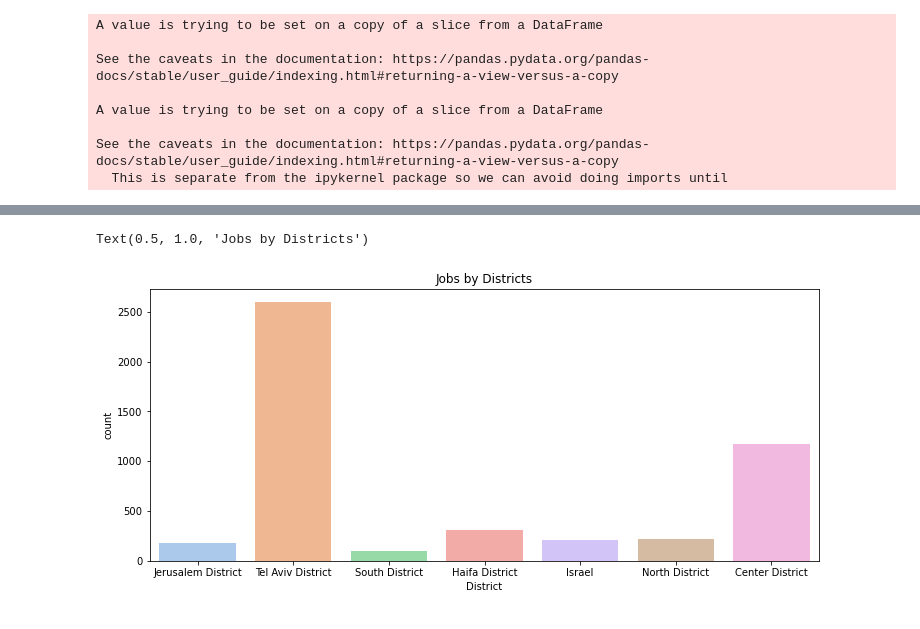
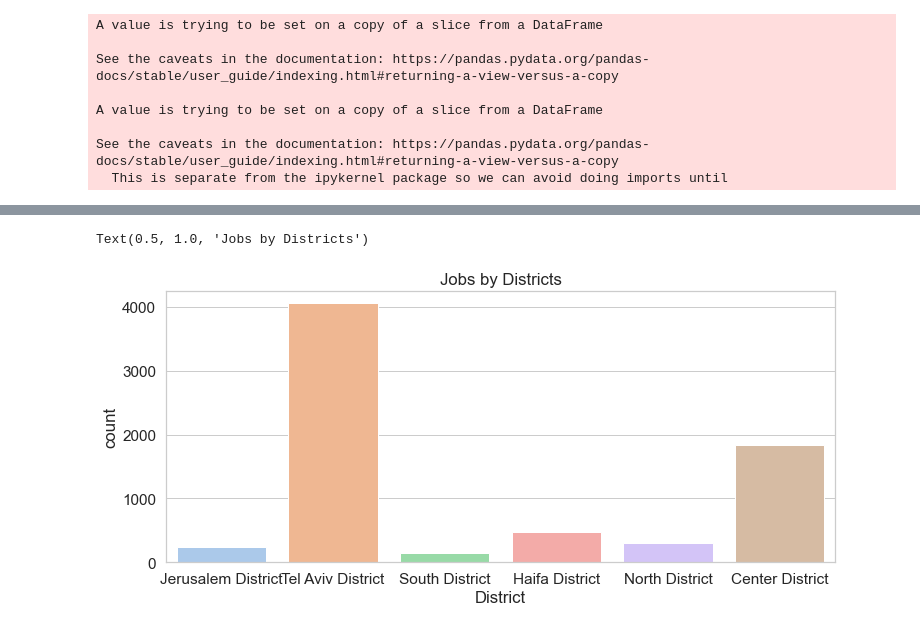
Before and after one commit to ShiraAbr/LinkedIn, a Jupyter notebook: LinkedIn_Analytics.ipynb, the cells around one changed output, grey strips where cells are left out. Saved outputs shown, nothing was run; the diff lists cells and outputs as text; code cells hidden in the pictures.

```diff
--- a/LinkedIn_Analytics.ipynb
+++ b/LinkedIn_Analytics.ipynb
@@ -123,5 +127,3 @@ def Location(loc):
 # %%
-LinkedIn_df['District']=LinkedIn_df['Location'].apply(lambda x: Location(x))
+LinkedIn_df['District']=LinkedIn_df['Location'].apply(lambda x: Location(x)[0])
+LinkedIn_df['City']=LinkedIn_df['Location'].apply(lambda x: Location(x)[1])
-# %%
-for idx,row in LinkedIn_df[LinkedIn_df['District'].str.contains('District|Israel')==False].iterrows():
-    LinkedIn_df['District'][idx]=f"{row.Location} District"
@@ -147,0 +162,5 @@ LinkedIn_df
+# %%
+for d in LinkedIn_df['District'].unique():
+    if len(LinkedIn_df[LinkedIn_df['District']==d]['City'].isnull())>0:
+        most_common=LinkedIn_df[LinkedIn_df['District']==d]['City'].mode().iloc[0]
+        LinkedIn_df.loc[LinkedIn_df['District']==d]=LinkedIn_df[LinkedIn_df['District']==d].fillna({'City':most_common})
@@ -160,0 +201,2 @@ See the caveats in the documentation: https://pandas.pydata.org/pandas-docs/stab
+# %%
+LinkedIn_df.fillna(method='ffill',inplace=True)
@@ -170,11 +217,11 @@ LinkedIn_df.head()
 # %%
-sns.set_style()
+sns.set(style='whitegrid',font_scale=1.4)
 plt.figure(figsize=(12,5))
 sns.countplot(LinkedIn_df['District'],palette='pastel')
 plt.title('Jobs by Districts')
 # %% [output]
 Text(0.5, 1.0, 'Jobs by Districts')
-[figure, old version]
+[figure, new version]
 # %%
 grouped_DisLev=LinkedIn_df.groupby(['District','Level']).count().reset_index()
 pivot=grouped_DisLev.pivot(index='District',columns='Level',values='Title')
```
Also changed, not shown: parts of 29 cells of this notebook.
